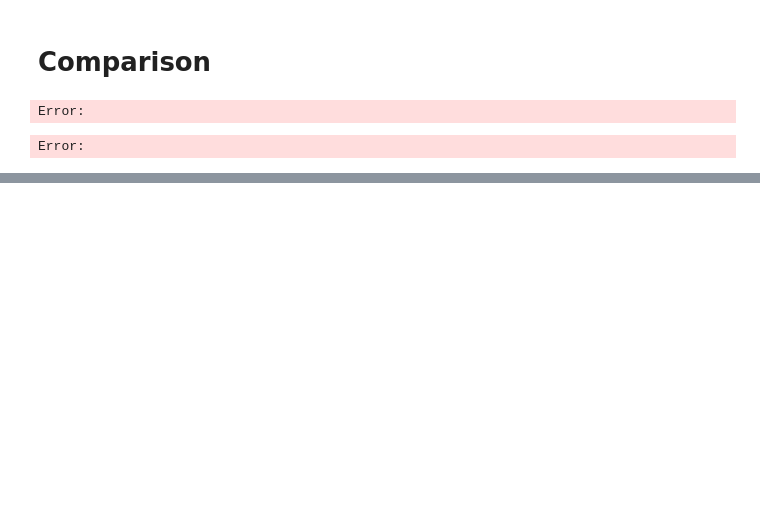
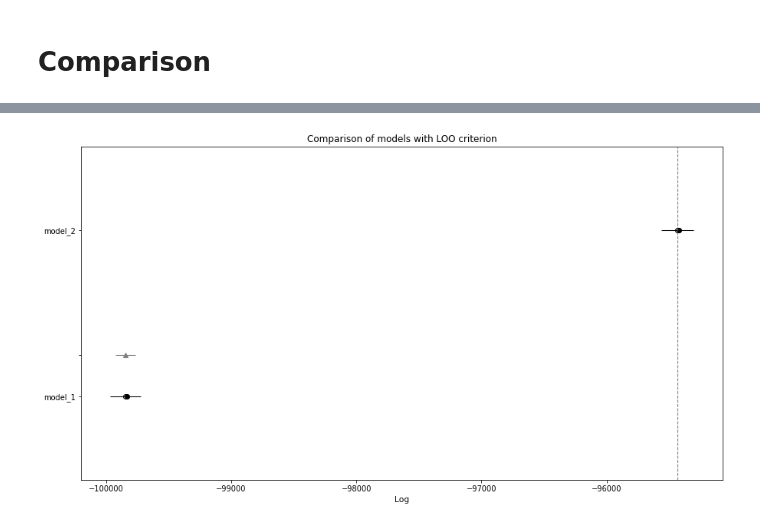
Before and after one commit to justynagibas/data_analytics_project, a Jupyter notebook: basic_model.ipynb, the cells around one changed output, grey strips where cells are left out. Saved outputs shown, nothing was run; the diff lists cells and outputs as text; code cells hidden in the pictures; blank space fills up the shorter version.

```diff
--- a/basic_model.ipynb
+++ b/basic_model.ipynb
@@ -598,33 +743,43 @@ Error:
 # %% [markdown]
 # Comparison
-# %%
-model1_sample = from_csv('/home/project_repo/data_analytics_project/models_output/model1/fit')
-
-# convert models to arviz format for comparison purposes
-model1_az = az.from_cmdstanpy(
-    posterior=model1_sample,
-)
-
-del model1_sample
-
-model2_az = az.from_cmdstanpy(
-    posterior=model2_sample,
-)
-
-# delete them, because they use too much RAM
-del model2_sample
-# %% [output]
-Error:
-Error:
+# %%
+# plots and models are too much for my computer; need to delete all variables from jupyter, load models and then make comparison
+
+%reset -f
+
+import arviz as az
+import matplotlib.pyplot as plt
+from cmdstanpy import from_csv
+
+model2_sample = from_csv('/home/project_repo/data_analytics_project/models_output/model2/fit')
+
+model2_az = az.from_cmdstanpy(
+    posterior=model2_sample,
+)
+
+# delete them, because they use too much RAM
+del model2_sample
+
+model1_sample = from_csv('/home/project_repo/data_analytics_project/models_output/model1/fit')
+
+# convert models to arviz format for comparison purposes
+model1_az = az.from_cmdstanpy(
+    posterior=model1_sample,
+)
+
+del model1_sample
 # %%
 compare_dict = {"model_1": model1_az, "model_2": model2_az}
 
 # loo criterion
 loo_diff = az.compare(compare_dict=compare_dict, ic="loo")
 display(loo_diff)
+fig, ax = plt.subplots(figsize=(15,8))
 
-ax = az.plot_compare(loo_diff)
+az.plot_compare(loo_diff, ax=ax)
 ax.set_title("Comparison of models with LOO criterion")
 
+fig.savefig('plots/loo_comparison.png', facecolor='w')
 # for safety
 del loo_diff
+# %% [output]
@@ -631,3 +789,4 @@ del loo_diff
+[figure, added]
 # %%
 # waic criterion
 waic_diff = az.compare(compare_dict=compare_dict, ic="waic")
```
Also changed, not shown: parts of 17 cells of this notebook.
